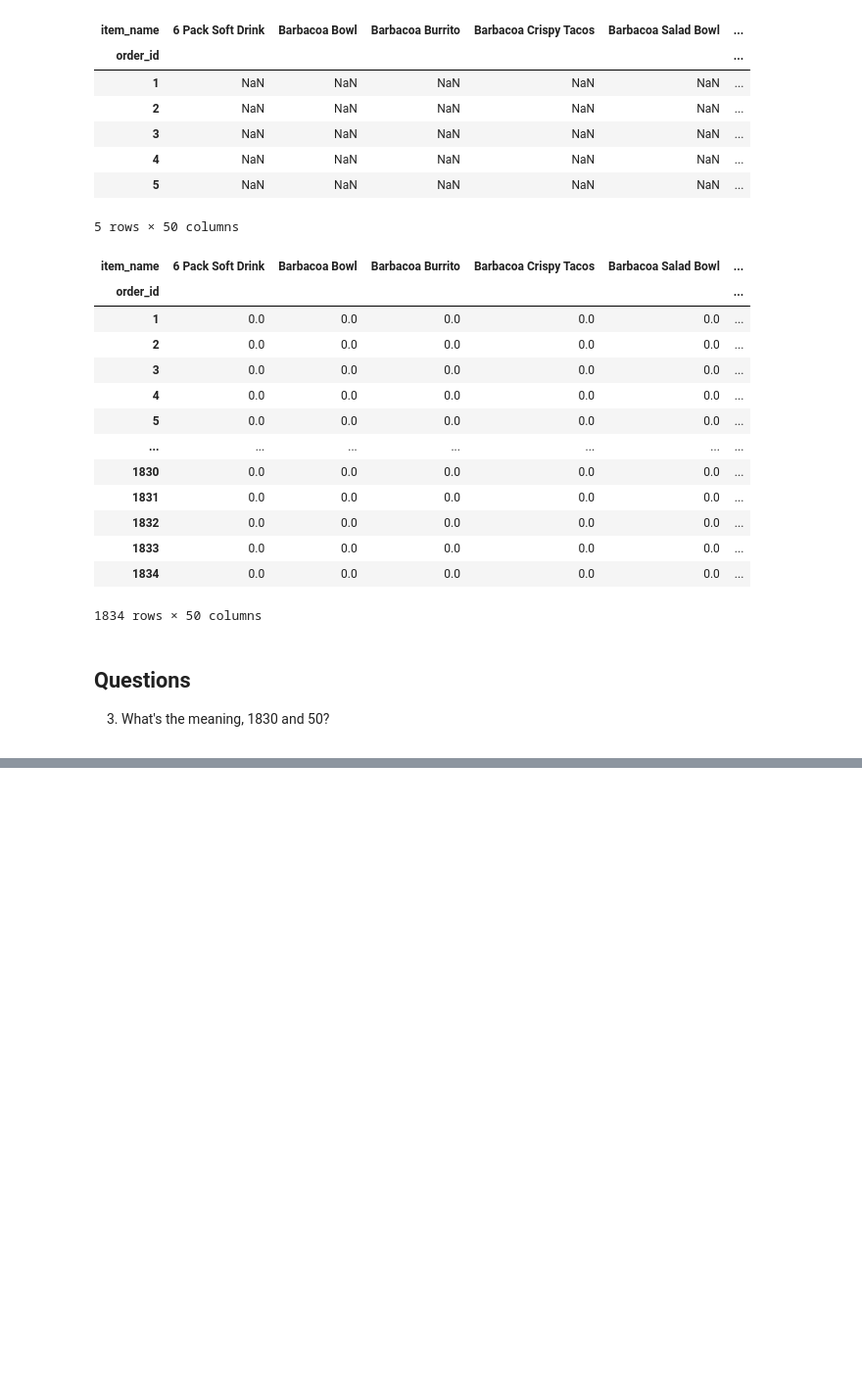
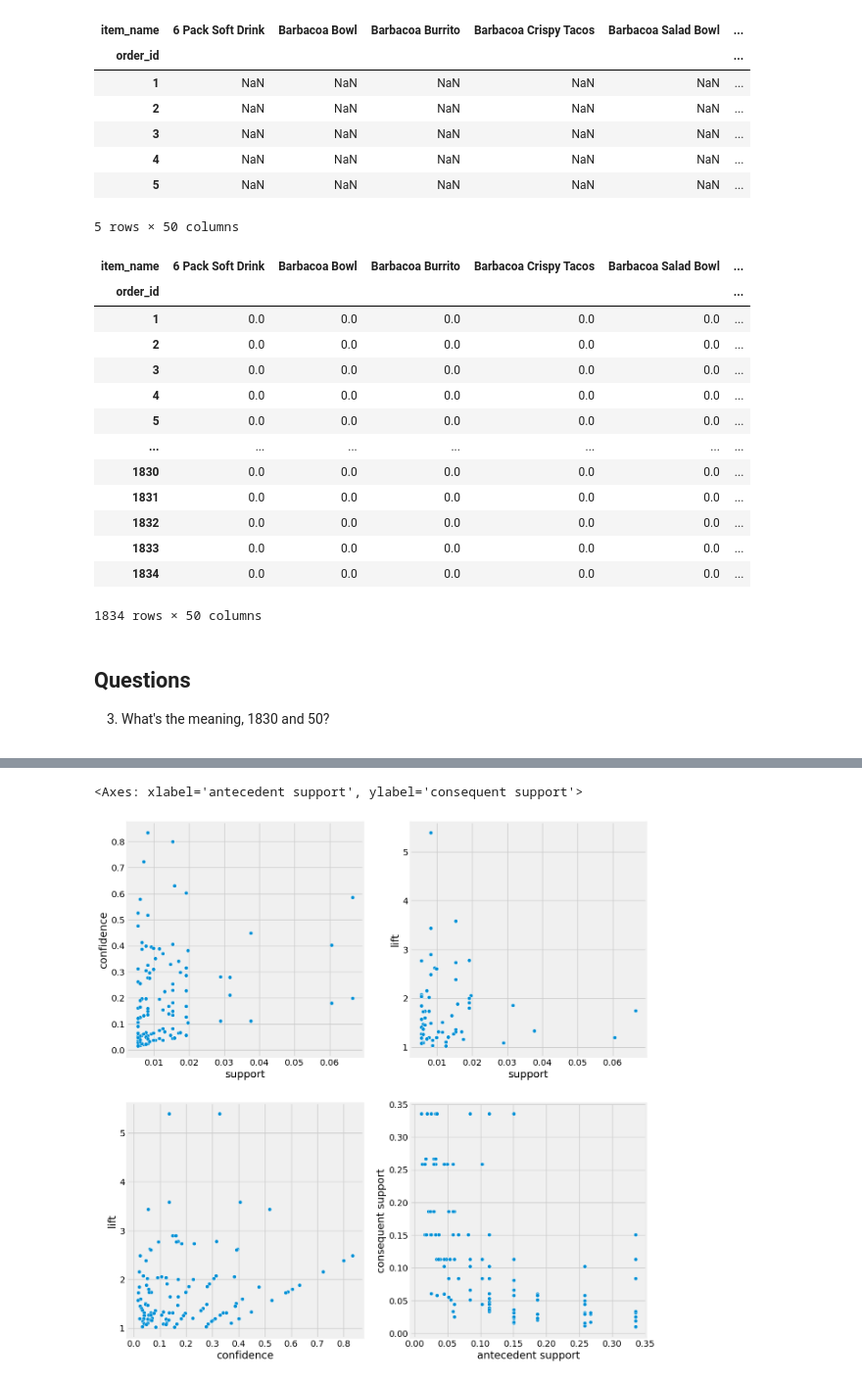
Before and after one commit to cchuang2009/2024, a Jupyter notebook: 2024-2/AI/Week-14.ipynb, the cells around one changed output, grey strips where cells are left out. Shown at 98% size. Drawn from its saved outputs; the diff is of its cells as text; code cells hidden in the pictures; blank space fills up the shorter version.

```diff
--- a/2024-2/AI/Week-14.ipynb
+++ b/2024-2/AI/Week-14.ipynb
@@ -293,0 +403,16 @@ Summary
+# %%
+#Setting up the style
+plt.figure(figsize = (15, 15))
+plt.style.use('fivethirtyeight')
+#Plotting the relationship between the metrics
+plt.subplot(221)
+sns.scatterplot(x="support", y="confidence",data=rules)
+plt.subplot(222)
+sns.scatterplot(x="support", y="lift",data=rules)
+plt.subplot(223)
+sns.scatterplot(x="confidence", y="lift",data=rules)
+plt.subplot(224)
+sns.scatterplot(x="antecedent support", y="consequent support",data=rules)
+# %% [output]
+<Axes: xlabel='antecedent support', ylabel='consequent support'>
+[figure, added]
```
Also changed, not shown: parts of 28 cells of this notebook.
